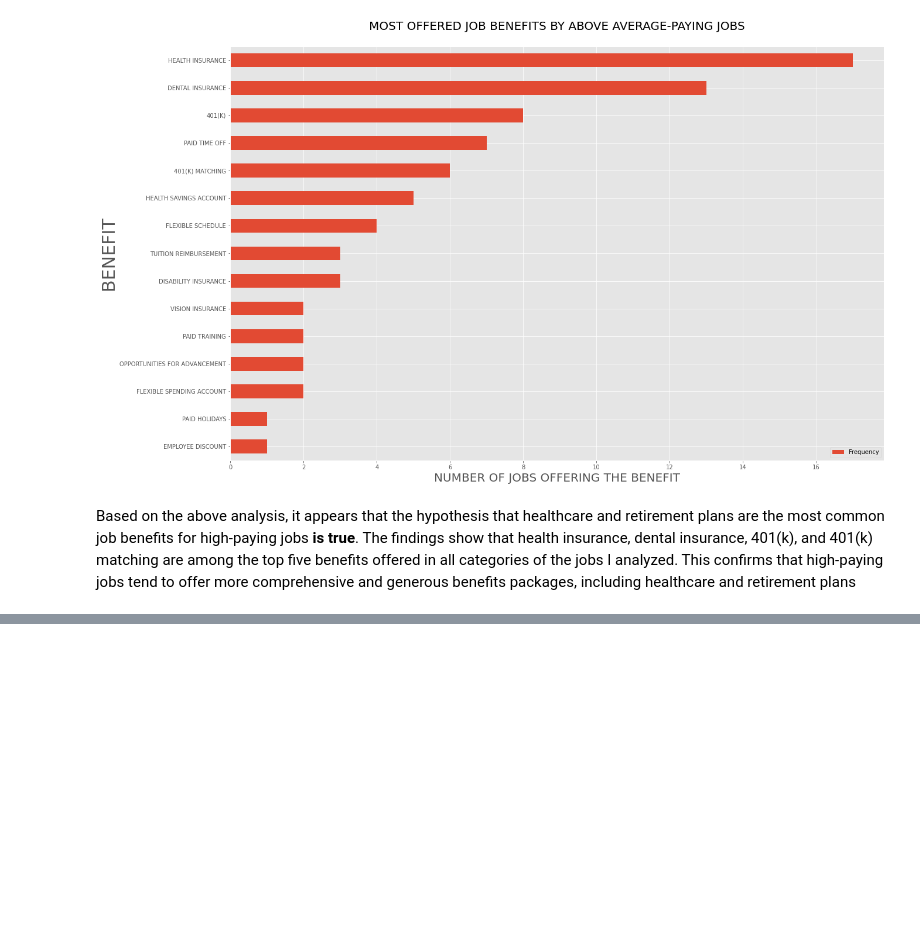
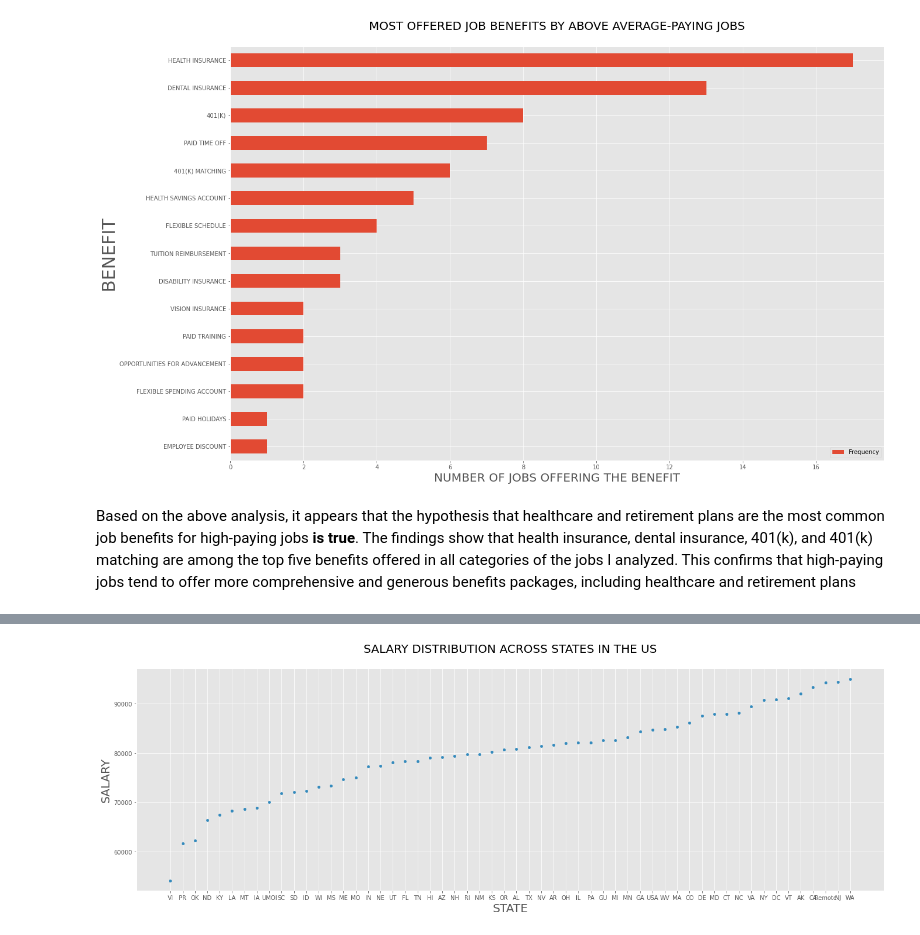
Before and after one commit to Derrick-Mulwa/SimplyHired-Job-Salary-Analysis, a Jupyter notebook: main.ipynb, the cells around one changed output, grey strips where cells are left out. Drawn from its saved outputs; the diff is of its cells as text; code cells hidden in the pictures; blank space fills up the shorter version.

```diff
--- a/main.ipynb
+++ b/main.ipynb
@@ -1103,0 +1106,4 @@ Based on the above analysis, it appears that the hypothesis that healthcare and
+# %%
+http://localhost:8888/notebooks/Desktop/py%20projects/SimplyHired-Data-Analysis/main.ipynb#6.-Salaries-in-certain-states-tend-to-be-higher-than-in-others.state = df.copy()
+state = state.loc[:,["company_location_state", "Median_salary"]].dropna()
+state
@@ -1103,0 +1124,9 @@ Based on the above analysis, it appears that the hypothesis that healthcare and
+# %%
+data = state.groupby("company_location_state").mean().reset_index().sort_values("Median_salary")
+
+# Rename Uniteds Minor Outlying Islands to UMOI and United States to USA
+
+data.loc[49, "company_location_state"] = "UMOI"
+data.loc[48, "company_location_state"] = "USA"
+
+data.head()
@@ -1103,0 +1149,8 @@ Based on the above analysis, it appears that the hypothesis that healthcare and
+# %%
+graph = data.plot(kind="scatter",x ="company_location_state" ,y="Median_salary",  figsize=(23,7));
+
+graph.set_title("Salary Distribution across States in the US\n".upper(), {"fontsize":20});
+graph.set_xlabel("STATE", {"fontsize":20});
+graph.set_ylabel("SALARY", {"fontsize":20});
+# %% [output]
+[figure, added]
```
Also changed, not shown: parts of 10 cells of this notebook.
